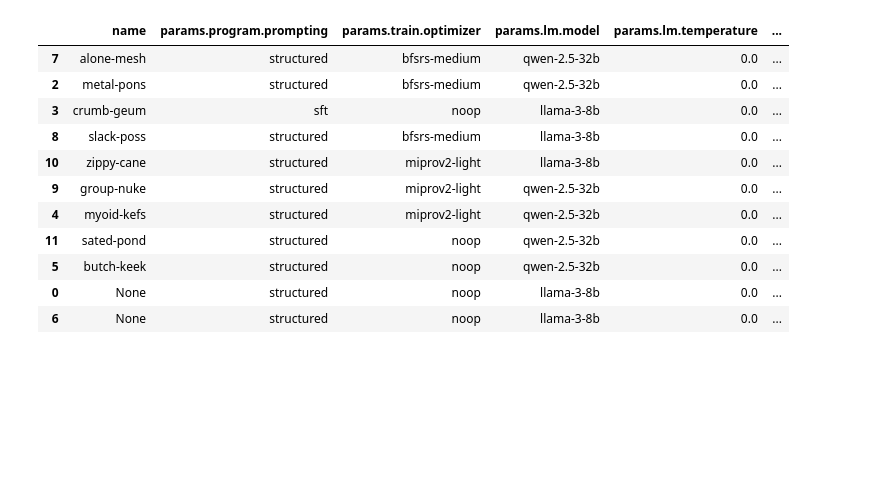
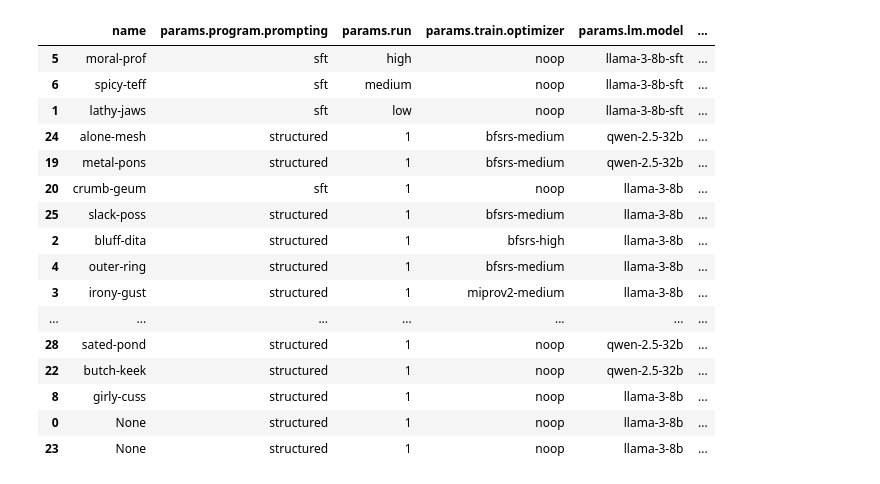
Before and after one commit to bdsaglam/pipeline-llm-adaptation, a Jupyter notebook: nbs/erx/preprocess.ipynb, the cells around one changed output. Drawn from its saved outputs; the diff is of its cells as text; code cells hidden in the pictures; blank space fills up the shorter version.

```diff
--- a/nbs/erx/preprocess.ipynb
+++ b/nbs/erx/preprocess.ipynb
@@ -116,17 +125,22 @@ df.to_json('exps.jsonl', orient='records', lines=True)
 param_cols = [col for col in df.columns if col.startswith("params.")]
 metric_cols = [col for col in df.columns if col.startswith("metrics.")]
 # %%
-df[['name', 'params.program.prompting', 'params.train.optimizer', 'params.lm.model', 'params.lm.temperature', *metric_cols]].sort_values(by='metrics.fuzzy.f1', ascending=False)
+df[['name', 'params.program.prompting', 'params.run', 'params.train.optimizer', 'params.lm.model', 'params.lm.temperature', *metric_cols]].sort_values(by='metrics.fuzzy.f1', ascending=False)
 # %% [output]
-|  | name | params.program.prompting | params.train.optimizer | params.lm.model | params.lm.temperature | ... |
-| 7 | alone-mesh | structured | bfsrs-medium | qwen-2.5-32b | 0.0 | ... |
-| 2 | metal-pons | structured | bfsrs-medium | qwen-2.5-32b | 0.0 | ... |
-| 3 | crumb-geum | sft | noop | llama-3-8b | 0.0 | ... |
-| 8 | slack-poss | structured | bfsrs-medium | llama-3-8b | 0.0 | ... |
-| 10 | zippy-cane | structured | miprov2-light | llama-3-8b | 0.0 | ... |
-| 9 | group-nuke | structured | miprov2-light | qwen-2.5-32b | 0.0 | ... |
-| 4 | myoid-kefs | structured | miprov2-light | qwen-2.5-32b | 0.0 | ... |
-| 11 | sated-pond | structured | noop | qwen-2.5-32b | 0.0 | ... |
-| 5 | butch-keek | structured | noop | qwen-2.5-32b | 0.0 | ... |
-| 0 | None | structured | noop | llama-3-8b | 0.0 | ... |
-| 6 | None | structured | noop | llama-3-8b | 0.0 | ... |
+|  | name | params.program.prompting | params.run | params.train.optimizer | params.lm.model | ... |
+| 5 | moral-prof | sft | high | noop | llama-3-8b-sft | ... |
+| 6 | spicy-teff | sft | medium | noop | llama-3-8b-sft | ... |
+| 1 | lathy-jaws | sft | low | noop | llama-3-8b-sft | ... |
+| 24 | alone-mesh | structured | 1 | bfsrs-medium | qwen-2.5-32b | ... |
+| 19 | metal-pons | structured | 1 | bfsrs-medium | qwen-2.5-32b | ... |
+| 20 | crumb-geum | sft | 1 | noop | llama-3-8b | ... |
+| 25 | slack-poss | structured | 1 | bfsrs-medium | llama-3-8b | ... |
+| 2 | bluff-dita | structured | 1 | bfsrs-high | llama-3-8b | ... |
+| 4 | outer-ring | structured | 1 | bfsrs-medium | llama-3-8b | ... |
+| 3 | irony-gust | structured | 1 | miprov2-medium | llama-3-8b | ... |
+| ... | ... | ... | ... | ... | ... | ... |
+| 28 | sated-pond | structured | 1 | noop | qwen-2.5-32b | ... |
+| 22 | butch-keek | structured | 1 | noop | qwen-2.5-32b | ... |
+| 8 | girly-cuss | structured | 1 | noop | llama-3-8b | ... |
+| 0 | None | structured | 1 | noop | llama-3-8b | ... |
+| 23 | None | structured | 1 | noop | llama-3-8b | ... |
```
Also changed, not shown: parts of 4 cells of this notebook, 4 other files.
